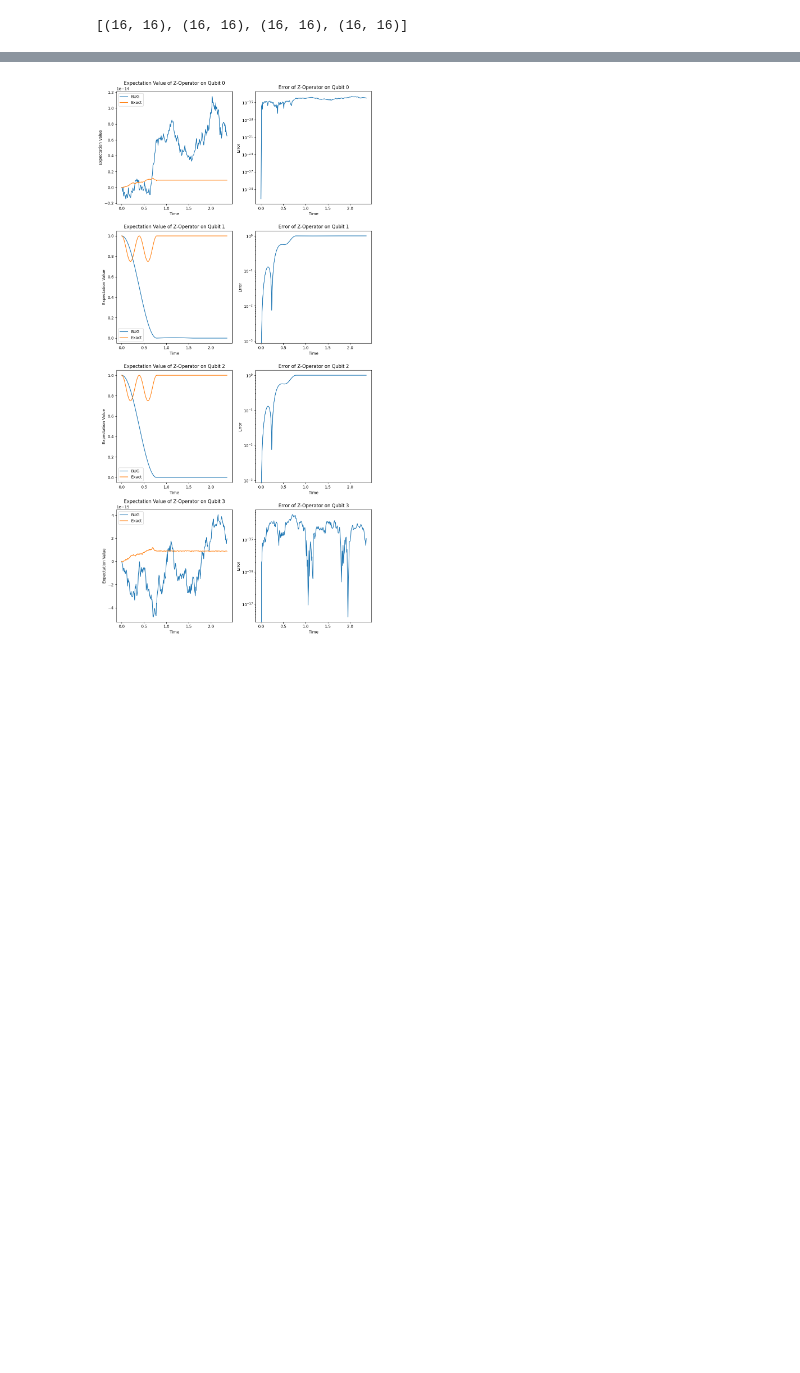
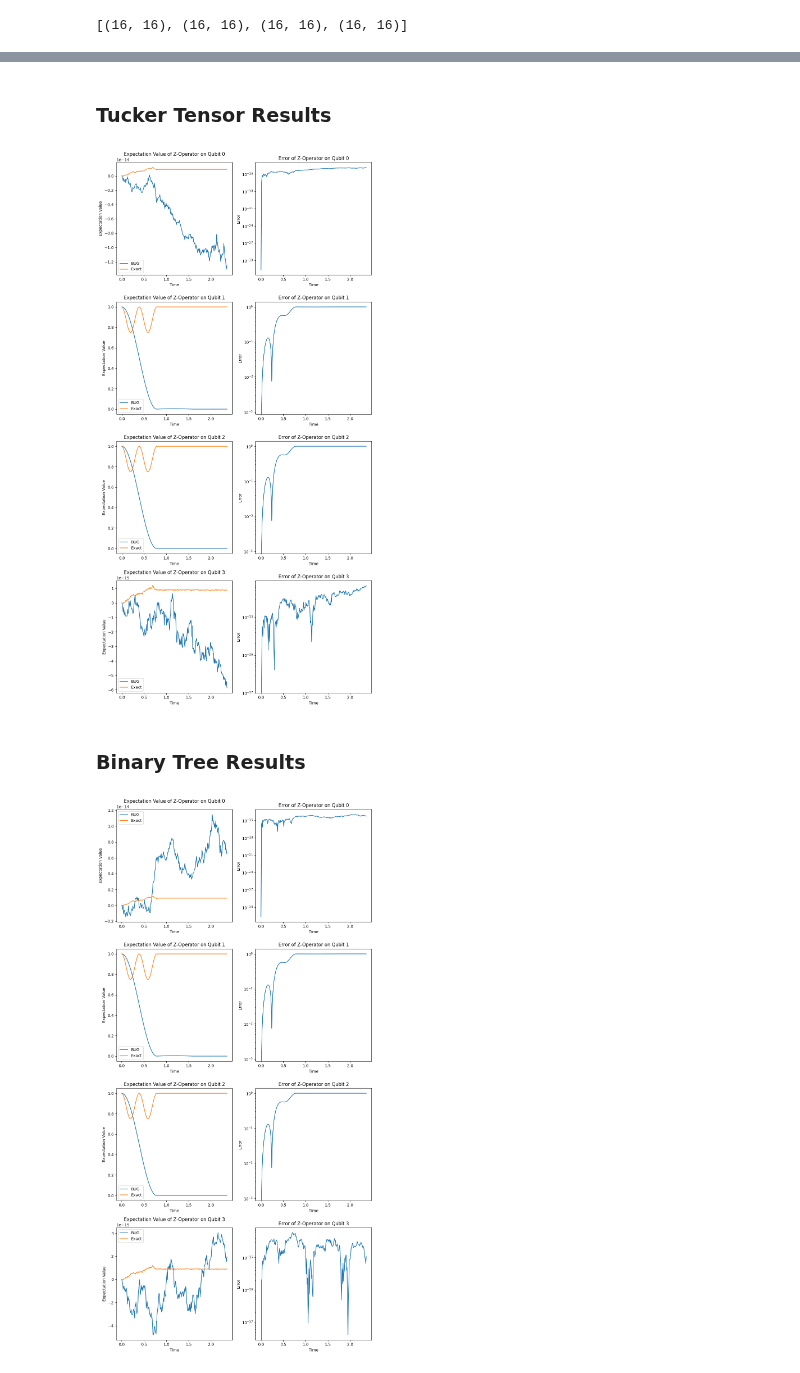
Before and after one commit to Drachier/PyTreeNet, a Jupyter notebook: example_notebooks/bug/leaf_physical_legs.ipynb, the cells around one changed output, grey strips where cells are left out. Saved outputs shown, nothing was run; the diff lists cells and outputs as text; code cells hidden in the pictures; blank space fills up the shorter version.

```diff
--- a/example_notebooks/bug/leaf_physical_legs.ipynb
+++ b/example_notebooks/bug/leaf_physical_legs.ipynb
@@ -25,3 +102,13 @@ from pytreenet.time_evolution.exact_time_evolution import ExactTimeEvolution
+# %%
+final_time = pi / 4 # This is how long it takes a CNOT to run
+svd = SVDParameters(rel_tol=0.0,total_tol=0.0)
+config = TTNTimeEvolutionConfig(record_bond_dim=True)
+tt_bug1 = BUG(tucker_tree, tt_ttno_1, time_step_size, final_time, fq_ops, config=config, svd_params=svd)
+tt_bug1.run()
+tt_bug2 = BUG(tt_bug1.state, tt_ttno_2, time_step_size, final_time, fq_ops, config=config, svd_params=svd)
+tt_bug2.run()
+tt_bug3 = BUG(tt_bug2.state, tt_ttno_3, time_step_size, final_time, fq_ops, config=config, svd_params=svd)
+tt_bug3.run()
 # %% [markdown]
 ## Four-Qubit Binary Tree
 # %% [markdown]
@@ -171,3 +236,3 @@ fq_exact3.run()
 # %%
-times = append(fq_bug1.times(), append(fq_bug2.times(offset=pi/4), fq_bug3.times(offset=pi/2)))
+times = append(fq_exact1.times(), append(fq_exact2.times(offset=pi/4), fq_exact3.times(offset=pi/2)))
 # %%
@@ -182,3 +241,37 @@ def exact_results(qubit_id: str) -> ndarray:
     Gets the results of the exact simulations for a given qubit and concatenates them.
     """
     return append(fq_exact1.operator_result(qubit_id, realise=True), append(fq_exact2.operator_result(qubit_id, realise=True), fq_exact3.operator_result(qubit_id, realise=True)))
+# %% [markdown]
+### Tucker Tensor Results
+# %%
+def bug_results(qubit_id: str) -> ndarray:
+    """
+    Gets the results of the BUG simulations for a given qubit and concatenates them.
+    """
+    return append(tt_bug1.operator_result(qubit_id, realise=True), append(tt_bug2.operator_result(qubit_id, realise=True), tt_bug3.operator_result(qubit_id, realise=True)))
+# %%
+tt_results = [bug_results(qubit_id) for qubit_id in qubit_ids]
+fq_exact_results = [exact_results(qubit_id) for qubit_id in qubit_ids]
+tt_errors = [npabs(tt_results[i] - fq_exact_results[i]) for i in range(num_qubits)]
+# %%
+fig, axs = subplots(4, 2, figsize=(10, 20))
+
+for i in range(num_qubits):
+    axs[i,0].plot(times, tt_results[i], label="BUG")
+    axs[i,0].plot(times, fq_exact_results[i], label="Exact")
+    axs[i,0].set_xlabel("Time")
+    axs[i,0].set_ylabel("Expectation Value")
+    axs[i,0].set_title(f"Expectation Value of Z-Operator on Qubit {i}")
+    axs[i,0].legend()
+
+    axs[i,1].semilogy(times, tt_errors[i])
+    axs[i,1].set_xlabel("Time")
+    axs[i,1].set_ylabel("Error")
+    axs[i,1].set_title(f"Error of Z-Operator on Qubit {i}")
+
+fig.tight_layout()
+show()
+# %% [output]
+[figure, added]
+# %% [markdown]
+### Binary Tree Results
```
Also changed, not shown: parts of 13 cells of this notebook, 1 other file.
